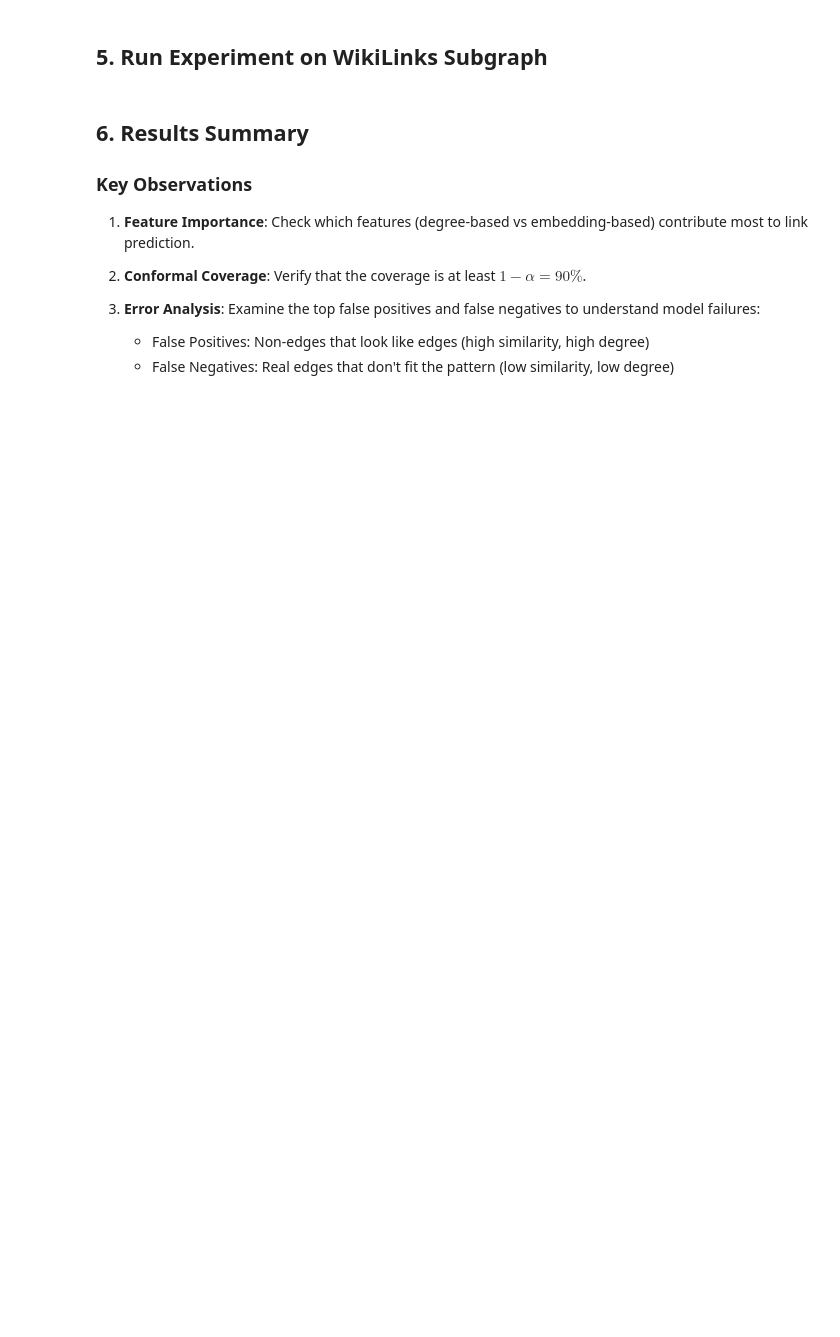
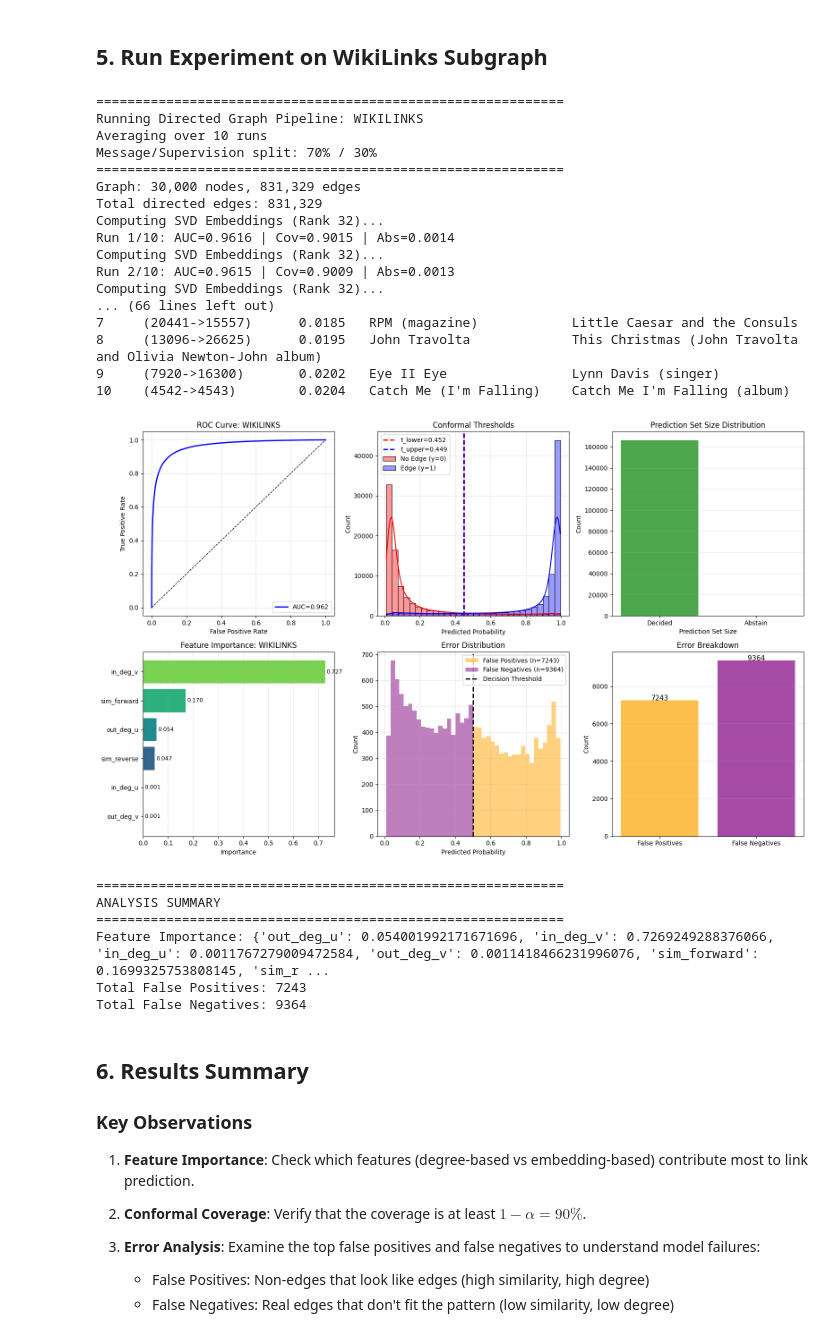
Before and after one commit to VuHaiThienLong/GraphCP, a Jupyter notebook: directed_graph/wikilinks/wikilinks_directed.ipynb, the cells around one changed output. Cells and saved outputs as stored; diff of their text form; code cells hidden in the pictures; blank space fills up the shorter version.

```diff
--- a/directed_graph/wikilinks/wikilinks_directed.ipynb
+++ b/directed_graph/wikilinks/wikilinks_directed.ipynb
@@ -523,25 +554,50 @@ print("Directed pipeline ready.")
 # %%
 # Get node names for error analysis (if available)
 node_names_sub = None
 if 'names' in dataset:
     node_names_sub = dataset['names'][node_indices]
 
 # Run the pipeline
 results, analysis = run_directed_pipeline(
     adj=adj,
     name="WikiLinks",
     alpha=0.10,
-    n_runs=5,  # Reduced for faster execution
+    n_runs=10,
     n_components=32,
     node_names=node_names_sub
 )
 
 print("\n" + "="*60)
 print("ANALYSIS SUMMARY")
 print("="*60)
 print(f"Feature Importance: {analysis['feature_importance']}")
 print(f"Total False Positives: {analysis['n_false_positives']}")
 print(f"Total False Negatives: {analysis['n_false_negatives']}")
+# %% [output]
+============================================================
+Running Directed Graph Pipeline: WIKILINKS
+Averaging over 10 runs
+Message/Supervision split: 70% / 30%
+============================================================
+Graph: 30,000 nodes, 831,329 edges
+Total directed edges: 831,329
+Computing SVD Embeddings (Rank 32)...
+Run 1/10: AUC=0.9616 | Cov=0.9015 | Abs=0.0014
+Computing SVD Embeddings (Rank 32)...
+Run 2/10: AUC=0.9615 | Cov=0.9009 | Abs=0.0013
+Computing SVD Embeddings (Rank 32)...
+... (66 lines left out)
+7     (20441->15557)      0.0185   RPM (magazine)            Little Caesar and the Consuls
+8     (13096->26625)      0.0195   John Travolta             This Christmas (John Travolta and Olivia Newton-John album)
+9     (7920->16300)       0.0202   Eye II Eye                Lynn Davis (singer)
+10    (4542->4543)        0.0204   Catch Me (I'm Falling)    Catch Me I'm Falling (album)
+[figure, added]
+============================================================
+ANALYSIS SUMMARY
+============================================================
+Feature Importance: {'out_deg_u': 0.054001992171671696, 'in_deg_v': 0.7269249288376066, 'in_deg_u': 0.0011767279009472584, 'out_deg_v': 0.0011418466231996076, 'sim_forward': 0.1699325753808145, 'sim_r ...
+Total False Positives: 7243
+Total False Negatives: 9364
 # %% [markdown]
 ## 6. Results Summary
 
```
Also changed, not shown: parts of 8 cells of this notebook, 1 other file.
